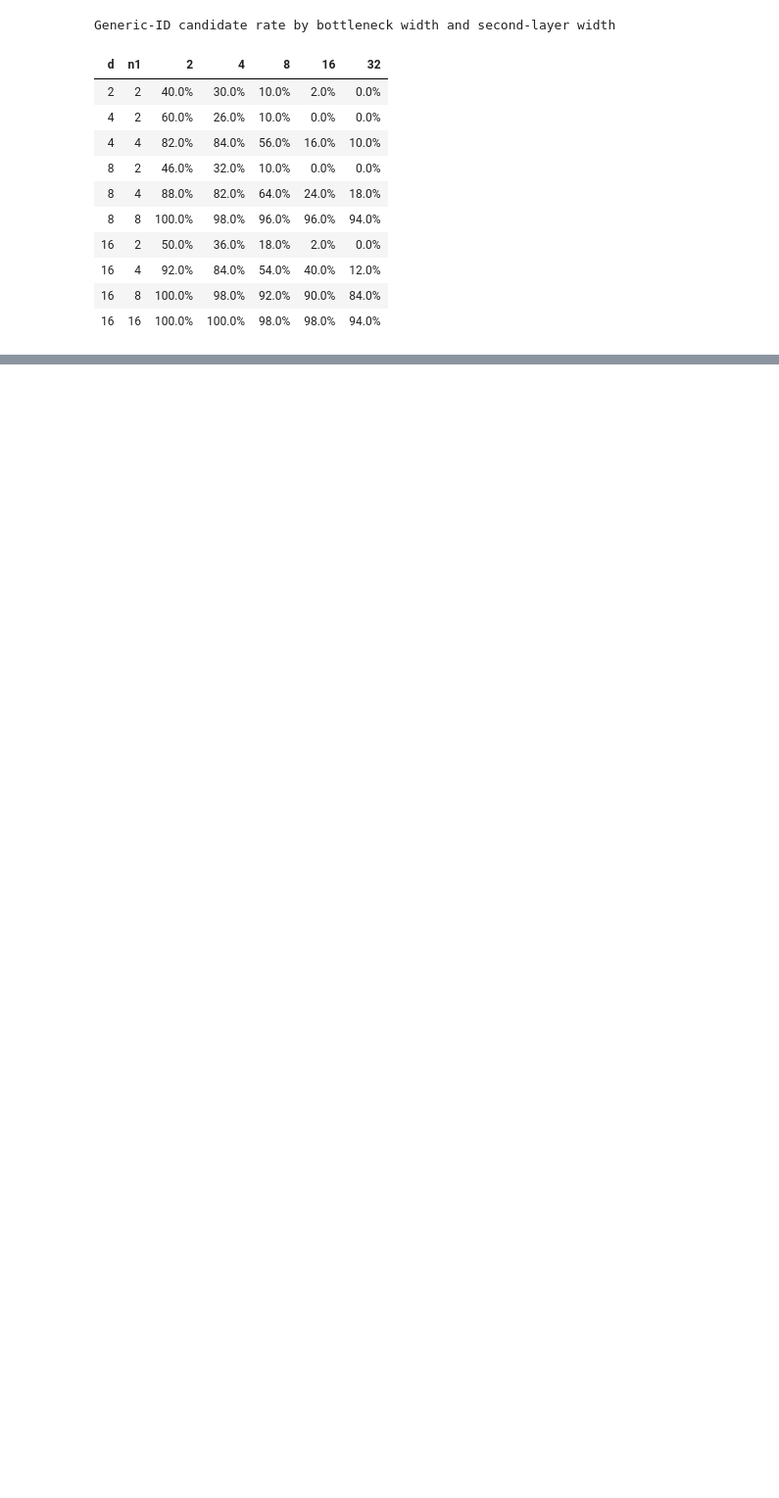
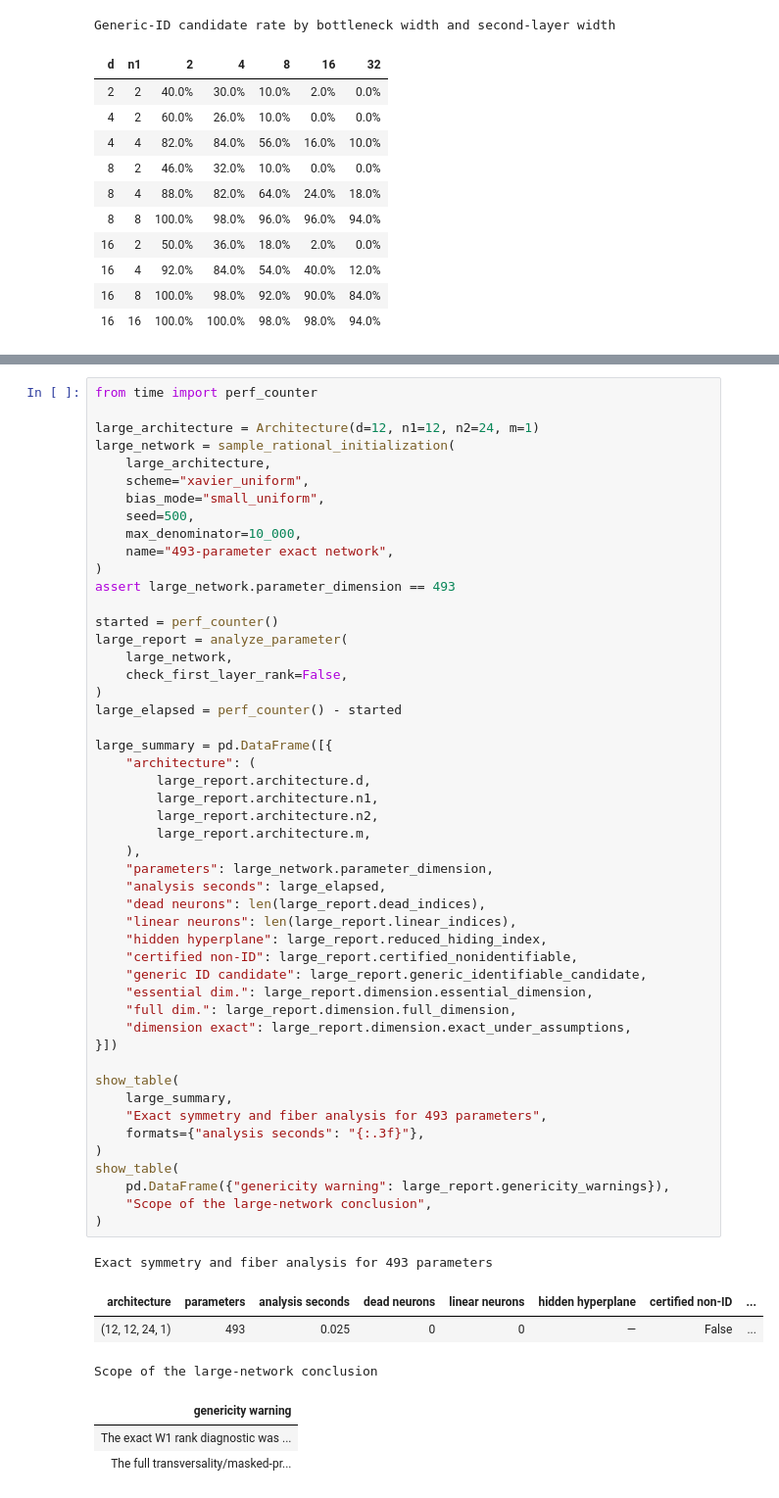
Before and after one commit to MoGrillo/relu-bottleneck-equivalence, a Jupyter notebook: relu_bottleneck_symmetry_workbench.ipynb, the cells around one changed output, grey strips where cells are left out. Shown at 98% size. Drawn from its saved outputs; the diff is of its cells as text; blank space fills up the shorter version.

Commit message:
Scale exact analysis and equivalence benchmarks

```diff
--- a/relu_bottleneck_symmetry_workbench.ipynb
+++ b/relu_bottleneck_symmetry_workbench.ipynb
@@ -2324,0 +2362,57 @@ Generic-ID candidate rate by bottleneck width and second-layer width
+# %%
+from time import perf_counter
+
+large_architecture = Architecture(d=12, n1=12, n2=24, m=1)
+large_network = sample_rational_initialization(
+    large_architecture,
+    scheme="xavier_uniform",
+    bias_mode="small_uniform",
+    seed=500,
+    max_denominator=10_000,
+    name="493-parameter exact network",
+)
+assert large_network.parameter_dimension == 493
+
+started = perf_counter()
+large_report = analyze_parameter(
+    large_network,
+    check_first_layer_rank=False,
+)
+large_elapsed = perf_counter() - started
+
+large_summary = pd.DataFrame([{
+    "architecture": (
+        large_report.architecture.d,
+        large_report.architecture.n1,
+        large_report.architecture.n2,
+        large_report.architecture.m,
+    ),
+    "parameters": large_network.parameter_dimension,
+    "analysis seconds": large_elapsed,
+    "dead neurons": len(large_report.dead_indices),
+    "linear neurons": len(large_report.linear_indices),
+    "hidden hyperplane": large_report.reduced_hiding_index,
+    "certified non-ID": large_report.certified_nonidentifiable,
+    "generic ID candidate": large_report.generic_identifiable_candidate,
+    "essential dim.": large_report.dimension.essential_dimension,
+    "full dim.": large_report.dimension.full_dimension,
+    "dimension exact": large_report.dimension.exact_under_assumptions,
+}])
+
+show_table(
+    large_summary,
+    "Exact symmetry and fiber analysis for 493 parameters",
+    formats={"analysis seconds": "{:.3f}"},
+)
+show_table(
+    pd.DataFrame({"genericity warning": large_report.genericity_warnings}),
+    "Scope of the large-network conclusion",
+)
+# %% [output]
+Exact symmetry and fiber analysis for 493 parameters
+| architecture | parameters | analysis seconds | dead neurons | linear neurons | hidden hyperplane | certified non-ID | ... |
+| (12, 12, 24, 1) | 493 | 0.025 | 0 | 0 | — | False | ... |
+Scope of the large-network conclusion
+| genericity warning |
+| The exact W1 rank diagnostic was ... |
+| The full transversality/masked-pr... |
```
Also changed, not shown: parts of 5 cells of this notebook, 4 other files.
